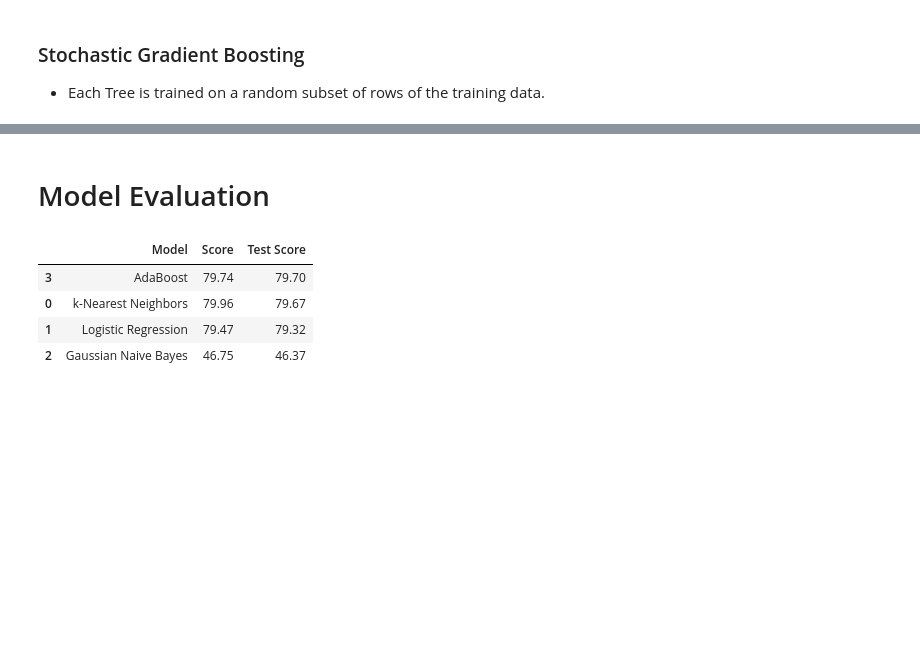
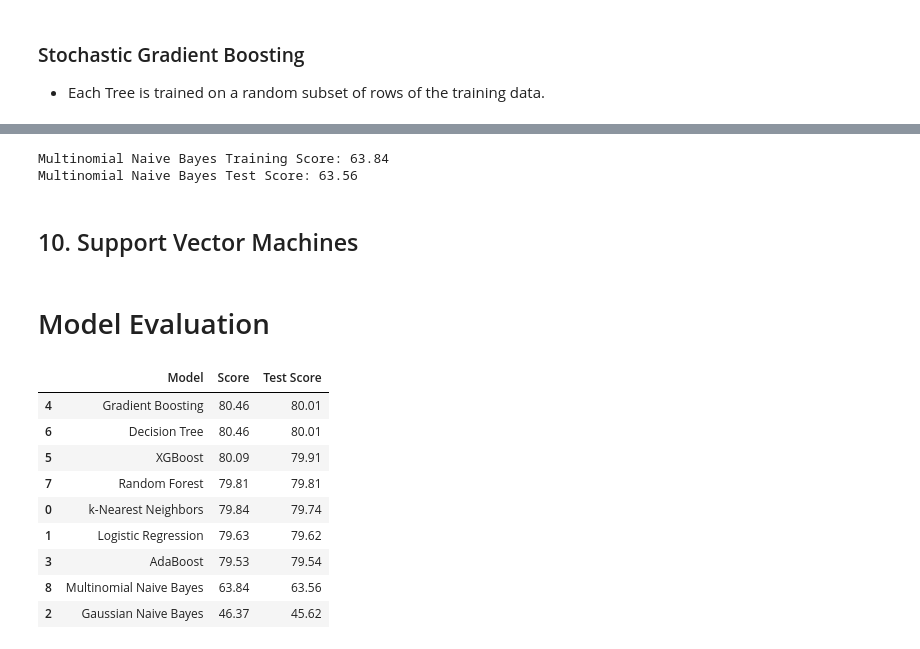
Before and after one commit to asaadkhattab/MedicalAppointmentNoShowsCapstone, a Jupyter notebook: 5_Modeling.ipynb, the cells around one changed output, grey strips where cells are left out. Saved outputs shown, nothing was run; the diff lists cells and outputs as text; code cells hidden in the pictures; blank space fills up the shorter version.

Commit message:
support vm

```diff
--- a/5_Modeling.ipynb
+++ b/5_Modeling.ipynb
@@ -462,10 +475,16 @@ Accuracy:
 # %%
+xg_cl = XGBClassifier(objective='binary:logistic',
+                         n_estimators=10, seed=SEED)
 
-xg_cl = XGBClassifier(objective='binary:logistic',
-                         n_estimators=10, seed=123)
 xg_cl.fit(X_train,y_train)
 y_pred = xg_cl.predict(X_test)
 
 accuracy = float(np.sum(y_pred==y_test))/y_test.shape[0]
 print("Accuracy: %.2f" % (accuracy*100),"%")
+
+xg_cl_score = round(xg_cl.score(X_train, y_train) * 100, 2)
+xg_cl_test_score = round(xg_cl.score(X_test, y_test) * 100, 2)
+
+print('XGBoost Training Score: ', xg_cl_score)
+print('XGBoost Test Score: ', xg_cl_test_score)
 # %% [output]
@@ -472,0 +572,18 @@ Accuracy: 80.02 %
+# %%
+mnb = MultinomialNB(alpha=0.01)
+
+mnb.fit(X_train, y_train)
+
+#y_pred = mnb.predict(X_test)
+
+
+mnb_score = round(mnb.score(X_train, y_train) * 100, 2)
+mnb_test_score = round(mnb.score(X_test, y_test) * 100, 2)
+
+print('Multinomial Naive Bayes Training Score:', mnb_score)
+print('Multinomial Naive Bayes Test Score:', mnb_test_score)
+# %% [output]
+Multinomial Naive Bayes Training Score: 63.84
+Multinomial Naive Bayes Test Score: 63.56
+# %% [markdown]
+## 10. Support Vector Machines
@@ -474,33 +625,54 @@ Accuracy: 80.02 %
 # Model Evaluation
 # %%
 models = pd.DataFrame({
+
     'Model': [
         'k-Nearest Neighbors',
         'Logistic Regression',
         'Gaussian Naive Bayes',
-        'AdaBoost'
+        'AdaBoost',
+        'Gradient Boosting',
+        'XGBoost',
+        'Decision Tree',
+        'Random Forest',
+        'Multinomial Naive Bayes'
     ],
 
 
     'Score': [
         knn_score,
         logreg_score,
         gauss_score,
-        adb_score
+        adb_score,
+        gb_score,
+        xg_cl_score,
+        dtc_score,
+        rf_score,
+        mnb_score
     ],
 
     'Test Score': [
         knn_test_score,
         logreg_test_score,
         gauss_test_score,
-        adb_test_score
+        adb_test_score,
+        gb_test_score,
+        xg_cl_test_score,
+        dtc_test_score,
+        rf_test_score,
+        mnb_test_score
     ]})
 
 
 models.sort_values(by='Test Score', ascending=False)
 # %% [output]
 |  | Model | Score | Test Score |
-| 3 | AdaBoost | 79.74 | 79.70 |
-| 0 | k-Nearest Neighbors | 79.96 | 79.67 |
-| 1 | Logistic Regression | 79.47 | 79.32 |
-| 2 | Gaussian Naive Bayes | 46.75 | 46.37 |
+| 4 | Gradient Boosting | 80.46 | 80.01 |
+| 6 | Decision Tree | 80.46 | 80.01 |
+| 5 | XGBoost | 80.09 | 79.91 |
+| 7 | Random Forest | 79.81 | 79.81 |
+| 0 | k-Nearest Neighbors | 79.84 | 79.74 |
+| 1 | Logistic Regression | 79.63 | 79.62 |
+| 3 | AdaBoost | 79.53 | 79.54 |
+| 8 | Multinomial Naive Bayes | 63.84 | 63.56 |
+| 2 | Gaussian Naive Bayes | 46.37 | 45.62 |
```
Also changed, not shown: parts of 37 cells of this notebook.
